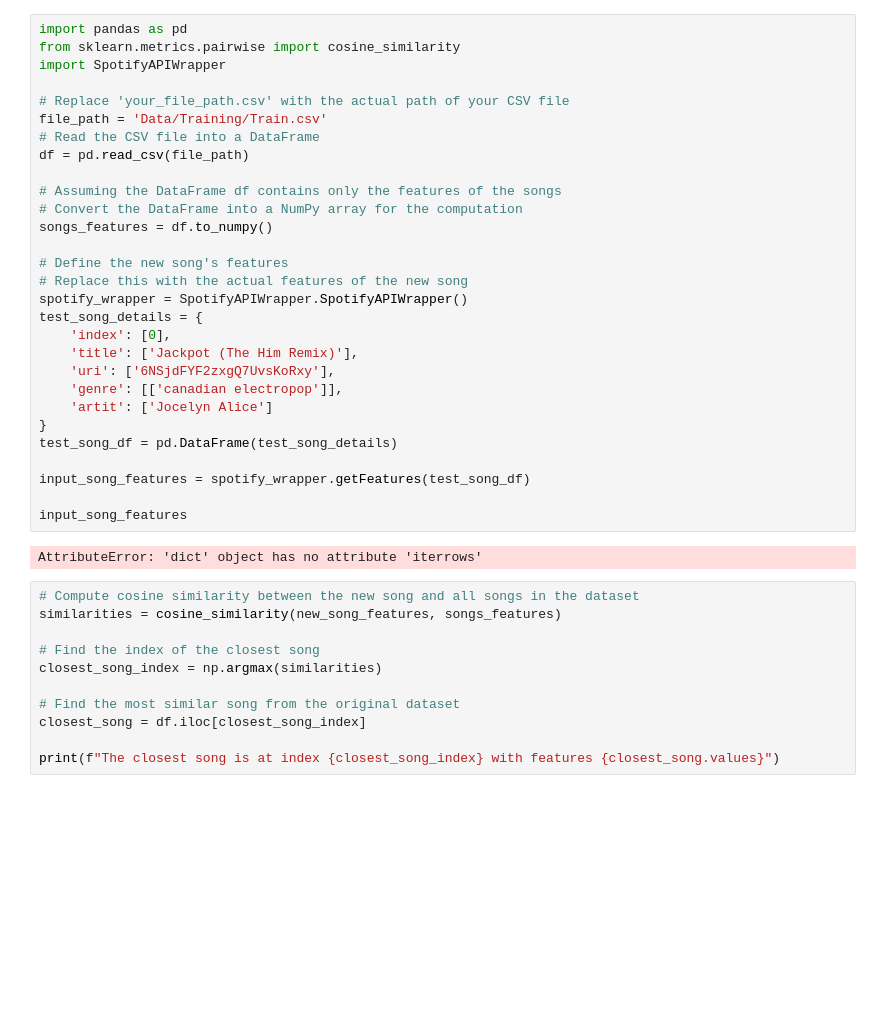
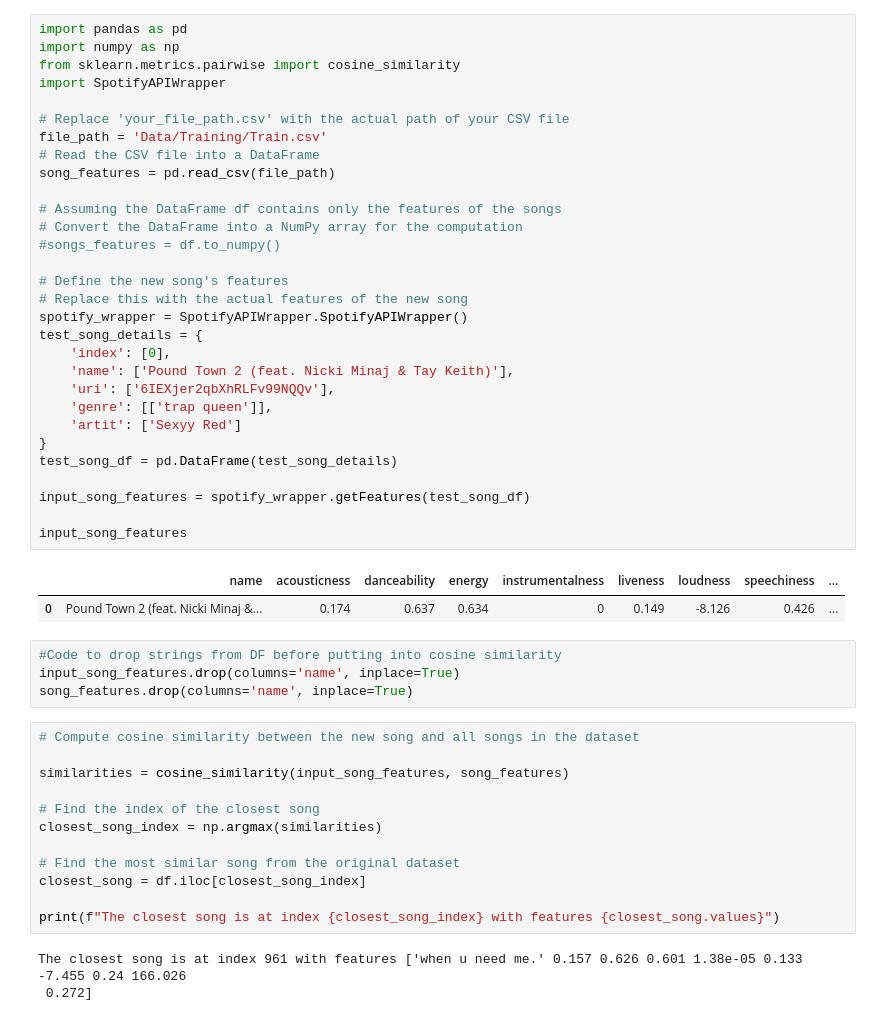
Before and after one commit to chriskontsis/AiTunes, a Jupyter notebook: Reccomender/sheilModel.ipynb, the cells around one changed output. Saved outputs shown, nothing was run; the diff lists cells and outputs as text; blank space fills up the shorter version.

```diff
--- a/Reccomender/sheilModel.ipynb
+++ b/Reccomender/sheilModel.ipynb
@@ -1,37 +1,44 @@
 # %%
 import pandas as pd
+import numpy as np
 from sklearn.metrics.pairwise import cosine_similarity
 import SpotifyAPIWrapper
 
 # Replace 'your_file_path.csv' with the actual path of your CSV file
 file_path = 'Data/Training/Train.csv'
 # Read the CSV file into a DataFrame
-df = pd.read_csv(file_path)
+song_features = pd.read_csv(file_path)
 
 # Assuming the DataFrame df contains only the features of the songs
 # Convert the DataFrame into a NumPy array for the computation
-songs_features = df.to_numpy()
+#songs_features = df.to_numpy()
 
 # Define the new song's features
 # Replace this with the actual features of the new song
 spotify_wrapper = SpotifyAPIWrapper.SpotifyAPIWrapper()
 test_song_details = {
     'index': [0],
-    'title': ['Jackpot (The Him Remix)'],
-    'uri': ['6NSjdFYF2zxgQ7UvsKoRxy'],
-    'genre': [['canadian electropop']],
-    'artit': ['Jocelyn Alice']
+    'name': ['Pound Town 2 (feat. Nicki Minaj & Tay Keith)'],
+    'uri': ['6IEXjer2qbXhRLFv99NQQv'],
+    'genre': [['trap queen']],
+    'artit': ['Sexyy Red']
 }
 test_song_df = pd.DataFrame(test_song_details)
 
 input_song_features = spotify_wrapper.getFeatures(test_song_df)
 
 input_song_features
 # %% [output]
-AttributeError: 'dict' object has no attribute 'iterrows'
+|  | name | acousticness | danceability | energy | instrumentalness | liveness | loudness | speechiness | ... |
+| 0 | Pound Town 2 (feat. Nicki Minaj &... | 0.174 | 0.637 | 0.634 | 0 | 0.149 | -8.126 | 0.426 | ... |
+# %%
+#Code to drop strings from DF before putting into cosine similarity
+input_song_features.drop(columns='name', inplace=True)
+song_features.drop(columns='name', inplace=True)
 # %%
 # Compute cosine similarity between the new song and all songs in the dataset
-similarities = cosine_similarity(new_song_features, songs_features)
+
+similarities = cosine_similarity(input_song_features, song_features)
 
 # Find the index of the closest song
 closest_song_index = np.argmax(similarities)
@@ -40,3 +47,6 @@ closest_song_index = np.argmax(similarities)
 closest_song = df.iloc[closest_song_index]
 
 print(f"The closest song is at index {closest_song_index} with features {closest_song.values}")
+# %% [output]
+The closest song is at index 961 with features ['when u need me.' 0.157 0.626 0.601 1.38e-05 0.133 -7.455 0.24 166.026
+ 0.272]
```
Also changed, not shown: 3 other files.
